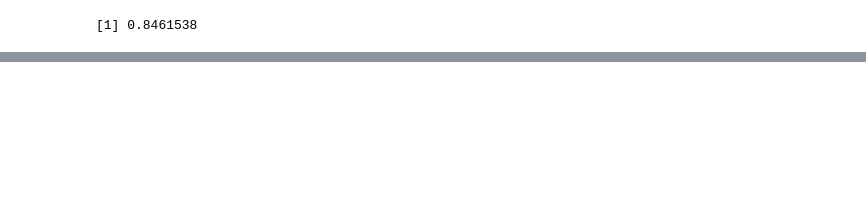
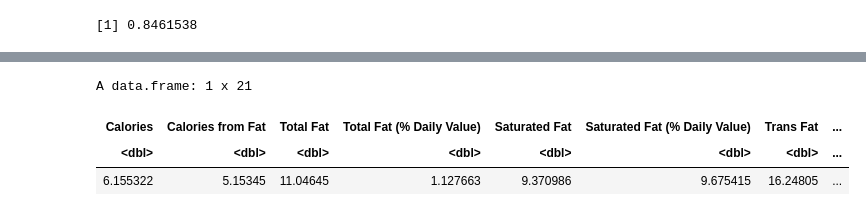
Before and after one commit to katieburak/girls-in-DS, a Jupyter notebook: solution/worksheet3_solution.ipynb, the cells around one changed output, grey strips where cells are left out. Cells and saved outputs as stored; diff of their text form; code cells hidden in the pictures; blank space fills up the shorter version.

```diff
--- a/solution/worksheet3_solution.ipynb
+++ b/solution/worksheet3_solution.ipynb
@@ -273,2 +304,4 @@ run_model <- function(k_value, train_data, test_data) {
 # %%
-run_model(1, macdonalds_train, macdonalds_test)
+### TRY CHANGING THE FIRST ARGUMENT TO DIFFERENT NUMBERS
+
+run_model(..., macdonalds_train, macdonalds_test)
@@ -276,0 +315,16 @@ run_model(1, macdonalds_train, macdonalds_test)
+# %%
+### Extracting column names from `macdonalds_train`
+predictors_names <- colnames(macdonalds_train)
+col_names <- predictors_names[predictors_names != "Category"]
+col_names <- as.list(col_names)
+# %%
+### Randomly generating 21 numeric values to be used as the nutritional information of the new recipe
+set.seed(100)
+pancake_chicken <-  data.frame(t(runif(21, min = 0, max = 20)))
+colnames(pancake_chicken) <- col_names
+pancake_chicken
+# %% [output]
+A data.frame: 1 x 21
+| Calories | Calories from Fat | Total Fat | Total Fat (% Daily Value) | Saturated Fat | Saturated Fat (% Daily Value) | Trans Fat | ... |
+| <dbl> | <dbl> | <dbl> | <dbl> | <dbl> | <dbl> | <dbl> | ... |
+| 6.155322 | 5.15345 | 11.04645 | 1.127663 | 9.370986 | 9.675415 | 16.24805 | ... |
```
Also changed, not shown: parts of 10 cells of this notebook.
